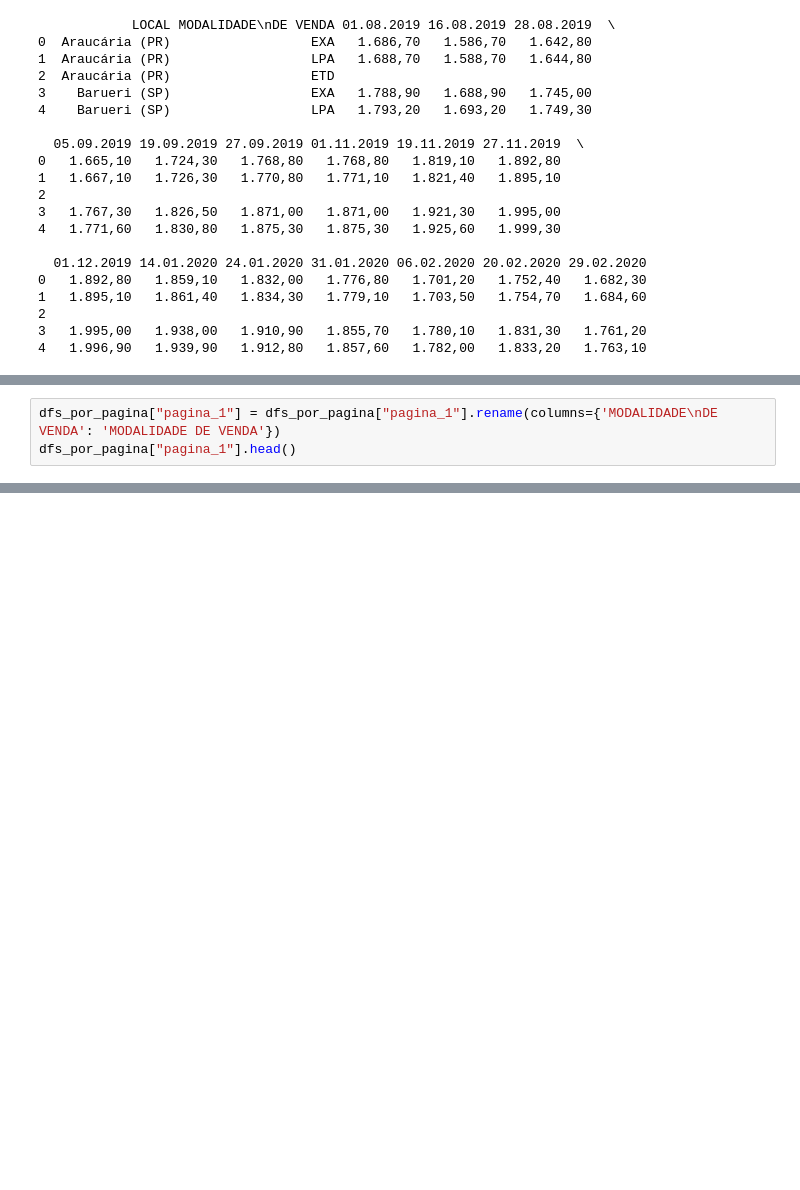
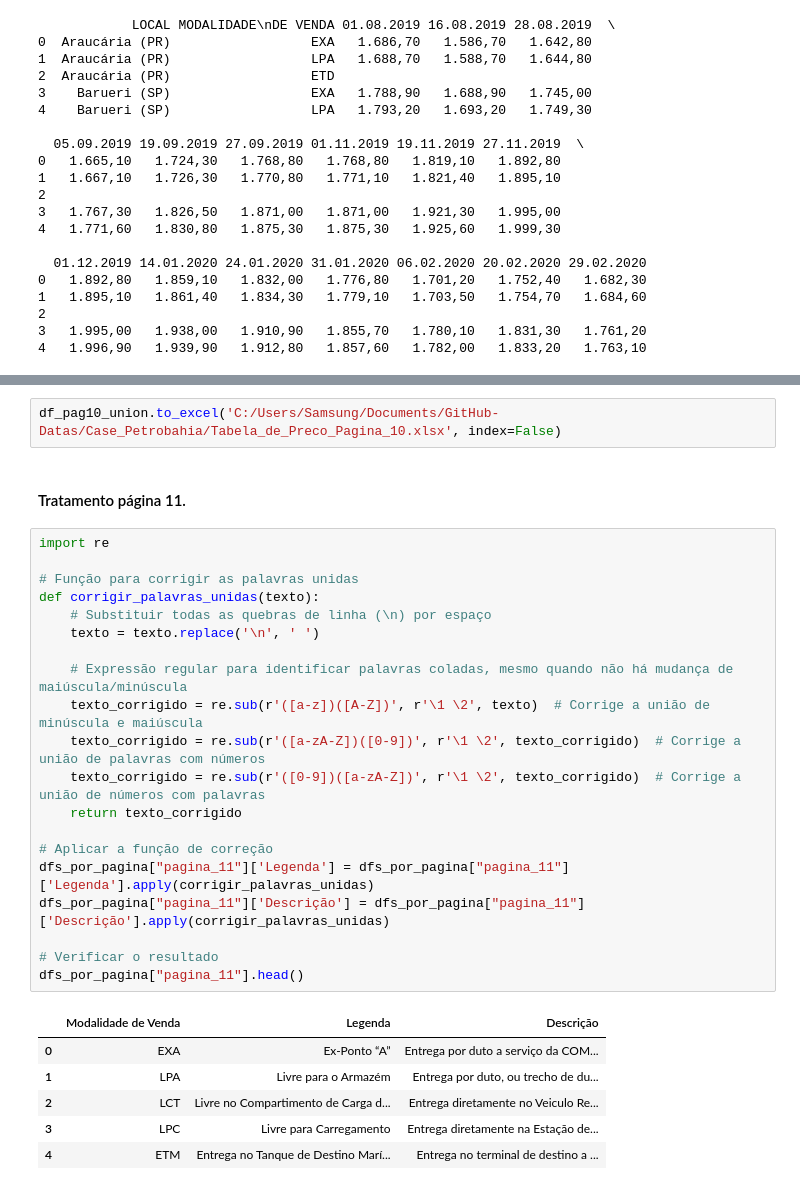
Before and after one commit to Bruno-Santana-Eco/Coleta_Tabela_Precos_Petrobras, a Jupyter notebook: Coleta_Preco.ipynb, the cells around one changed output, grey strips where cells are left out. Saved outputs shown, nothing was run; the diff lists cells and outputs as text; blank space fills up the shorter version.

```diff
--- a/Coleta_Preco.ipynb
+++ b/Coleta_Preco.ipynb
@@ -88,3 +51,0 @@ memory usage: 400.0+ bytes
-# %%
-dfs_por_pagina["pagina_1"] = dfs_por_pagina["pagina_1"].rename(columns={'MODALIDADE\nDE VENDA': 'MODALIDADE DE VENDA'})
-dfs_por_pagina["pagina_1"].head()
@@ -282,0 +231,31 @@ df_pag10_union.head()
+# %%
+df_pag10_union.to_excel('C:/Users/Samsung/Documents/GitHub-Datas/Case_Petrobahia/Tabela_de_Preco_Pagina_10.xlsx', index=False)
+# %% [markdown]
+#### Tratamento página 11.
+# %%
+import re
+
+# Função para corrigir as palavras unidas
+def corrigir_palavras_unidas(texto):
+    # Substituir todas as quebras de linha (\n) por espaço
+    texto = texto.replace('\n', ' ')
+
+    # Expressão regular para identificar palavras coladas, mesmo quando não há mudança de maiúscula/minúscula
+    texto_corrigido = re.sub(r'([a-z])([A-Z])', r'\1 \2', texto)  # Corrige a união de minúscula e maiúscula
+    texto_corrigido = re.sub(r'([a-zA-Z])([0-9])', r'\1 \2', texto_corrigido)  # Corrige a união de palavras com números
+    texto_corrigido = re.sub(r'([0-9])([a-zA-Z])', r'\1 \2', texto_corrigido)  # Corrige a união de números com palavras
+    return texto_corrigido
+
+# Aplicar a função de correção
+dfs_por_pagina["pagina_11"]['Legenda'] = dfs_por_pagina["pagina_11"]['Legenda'].apply(corrigir_palavras_unidas)
+dfs_por_pagina["pagina_11"]['Descrição'] = dfs_por_pagina["pagina_11"]['Descrição'].apply(corrigir_palavras_unidas)
+
+# Verificar o resultado
+dfs_por_pagina["pagina_11"].head()
+# %% [output]
+|  | Modalidade de Venda | Legenda | Descrição |
+| 0 | EXA | Ex-Ponto “A” | Entrega por duto a serviço da COM... |
+| 1 | LPA | Livre para o Armazém | Entrega por duto, ou trecho de du... |
+| 2 | LCT | Livre no Compartimento de Carga d... | Entrega diretamente no Veiculo Re... |
+| 3 | LPC | Livre para Carregamento | Entrega diretamente na Estação de... |
+| 4 | ETM | Entrega no Tanque de Destino Marí... | Entrega no terminal de destino a ... |
```
Also changed, not shown: parts of 36 cells of this notebook.
